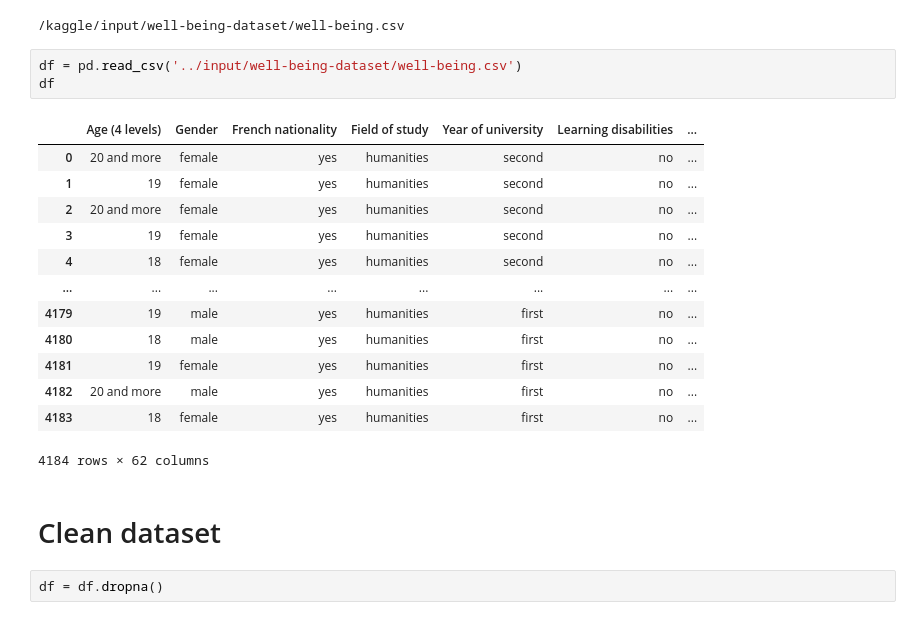
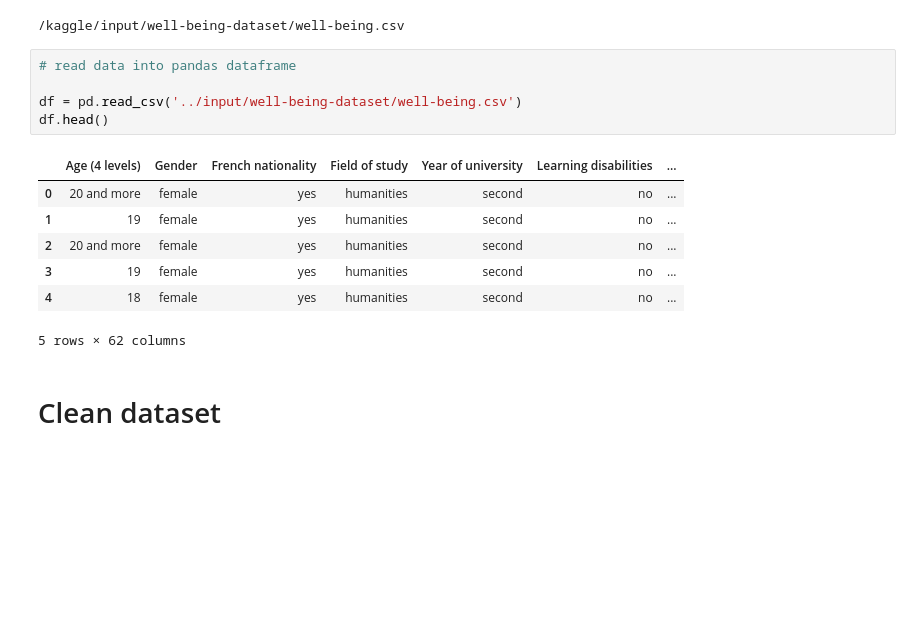
Before and after one commit to dan-yates1/anxiety-depression-detection, a Jupyter notebook: anxiety-depression-detection.ipynb, the cells around one changed output. Saved outputs shown, nothing was run; the diff lists cells and outputs as text; blank space fills up the shorter version.

```diff
--- a/anxiety-depression-detection.ipynb
+++ b/anxiety-depression-detection.ipynb
@@ -19,23 +19,17 @@ for dirname, _, filenames in os.walk('/kaggle/input'):
 # %% [output]
 /kaggle/input/well-being-dataset/well-being.csv
 # %%
+# read data into pandas dataframe
+
 df = pd.read_csv('../input/well-being-dataset/well-being.csv')
-df
+df.head()
 # %% [output]
 |  | Age (4 levels) | Gender | French nationality | Field of study | Year of university | Learning disabilities | ... |
 | 0 | 20 and more | female | yes | humanities | second | no | ... |
 | 1 | 19 | female | yes | humanities | second | no | ... |
 | 2 | 20 and more | female | yes | humanities | second | no | ... |
 | 3 | 19 | female | yes | humanities | second | no | ... |
 | 4 | 18 | female | yes | humanities | second | no | ... |
-| ... | ... | ... | ... | ... | ... | ... | ... |
-| 4179 | 19 | male | yes | humanities | first | no | ... |
-| 4180 | 18 | male | yes | humanities | first | no | ... |
-| 4181 | 19 | female | yes | humanities | first | no | ... |
-| 4182 | 20 and more | male | yes | humanities | first | no | ... |
-| 4183 | 18 | female | yes | humanities | first | no | ... |
-4184 rows × 62 columns
+5 rows × 62 columns
 # %% [markdown]
 # Clean dataset
-# %%
-df = df.dropna()
```
Also changed, not shown: parts of 10 cells of this notebook.
